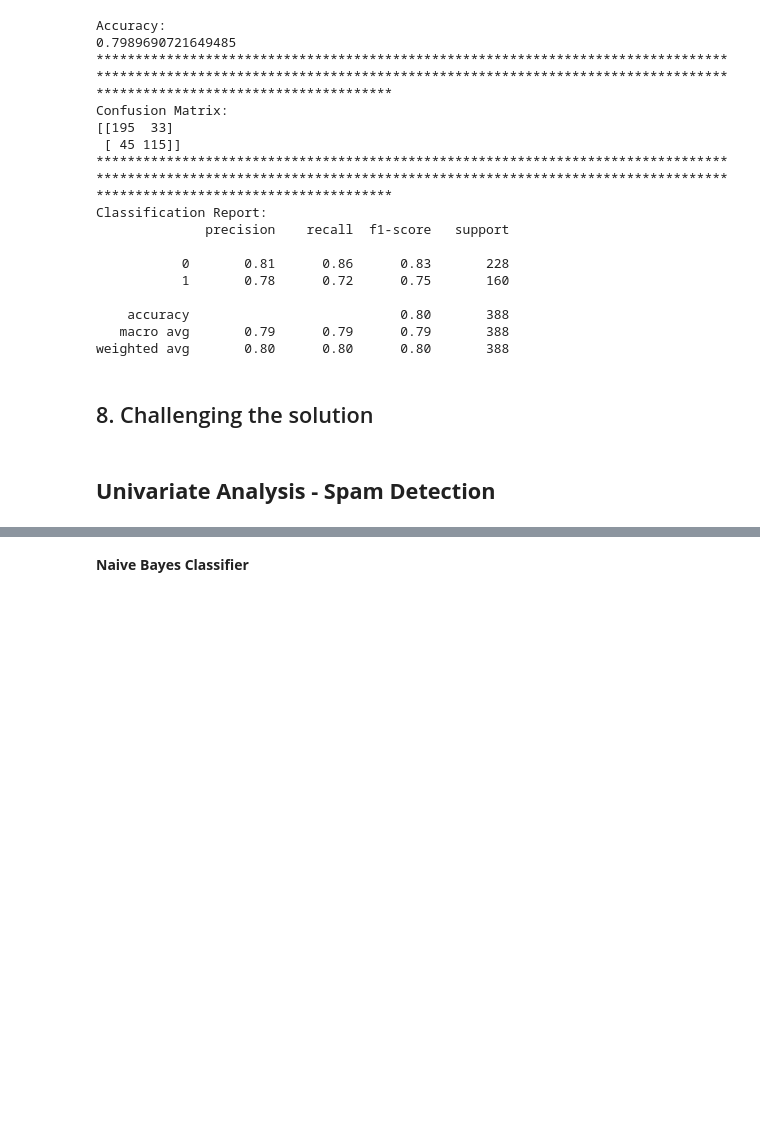
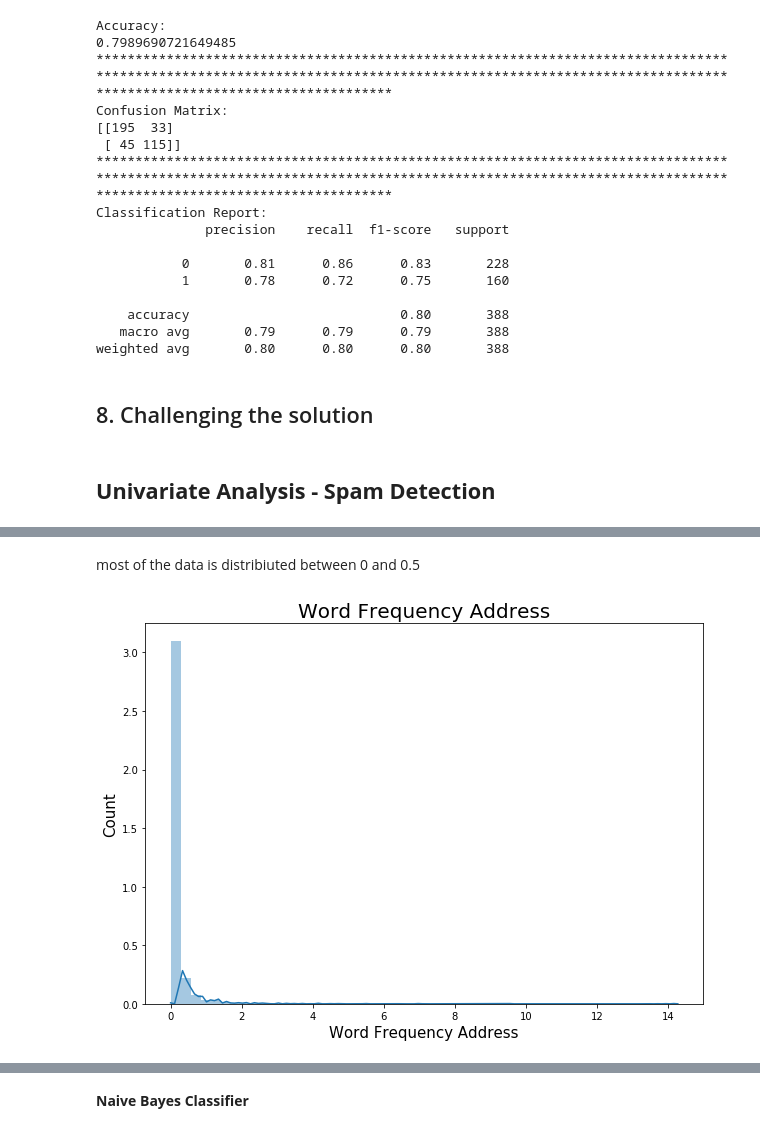
Before and after one commit to victoriousvictor42/titanic, a Jupyter notebook: titanicANDspam.ipynb, the cells around one changed output, grey strips where cells are left out. Drawn from its saved outputs; the diff is of its cells as text; code cells hidden in the pictures; blank space fills up the shorter version.

```diff
--- a/titanicANDspam.ipynb
+++ b/titanicANDspam.ipynb
@@ -642,0 +651,11 @@ weighted avg       0.80      0.80      0.80       388
+# %% [markdown]
+most of the data is distribiuted between 0 and 0.5
+# %%
+plt.figure(figsize=(10,7))
+sns.distplot(spambase['0.64'])
+plt.title('Word Frequency Address', fontsize=20)
+plt.xlabel('Word Frequency Address', fontsize=15)
+plt.ylabel('Count', fontsize=15)
+plt.show()
+# %% [output]
+[figure, added]
```
Also changed, not shown: parts of 46 cells of this notebook.
